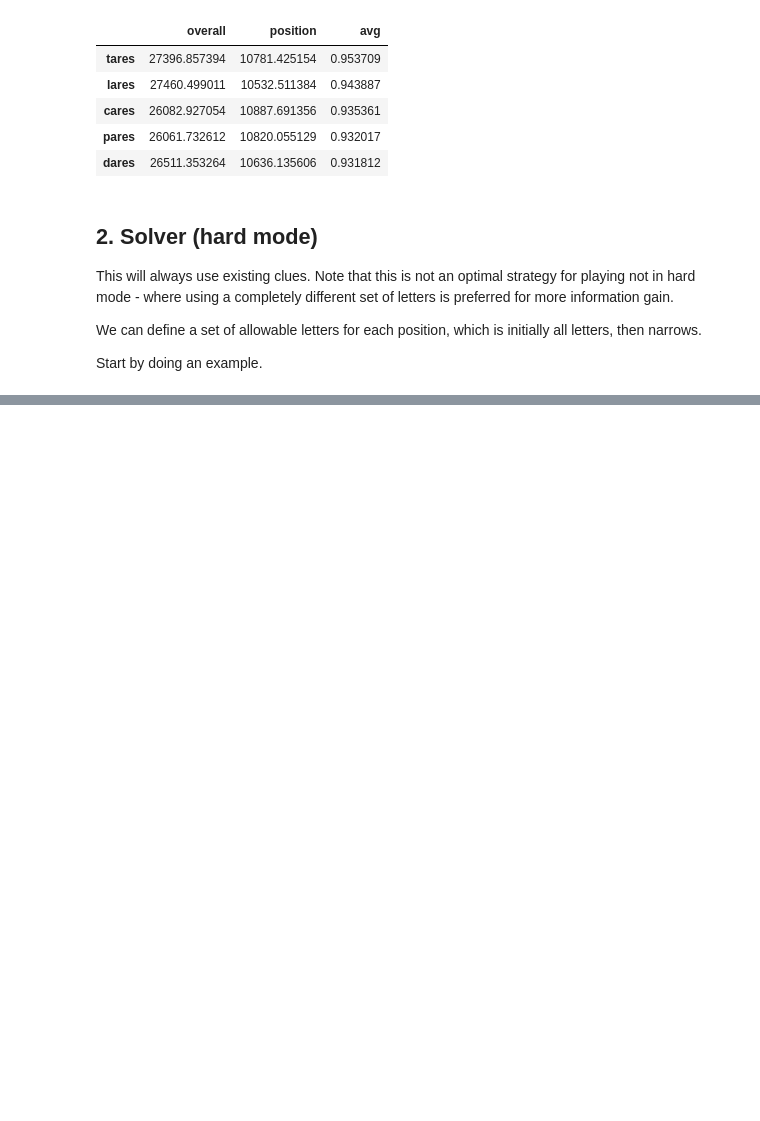
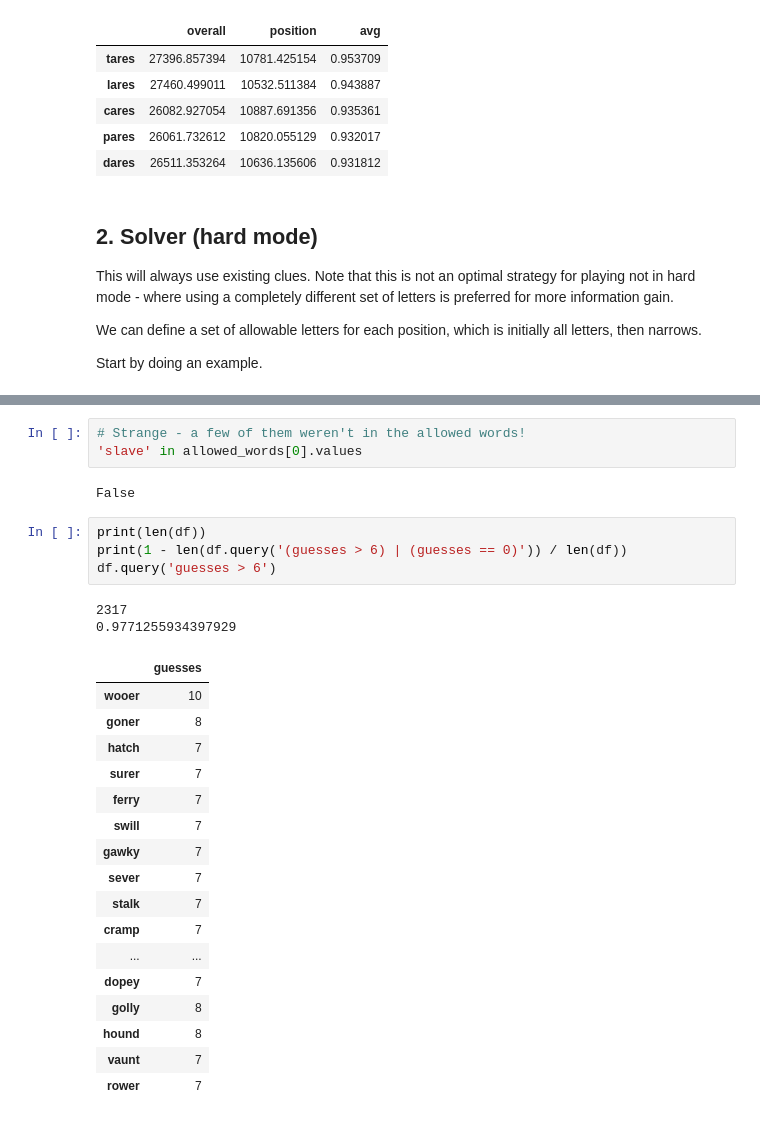
Before and after one commit to juleskuehn/wordle-solver, a Jupyter notebook: wordle-explore.ipynb, the cells around one changed output, grey strips where cells are left out. Cells and saved outputs as stored; diff of their text form; blank space fills up the shorter version.

```diff
--- a/wordle-explore.ipynb
+++ b/wordle-explore.ipynb
@@ -391,0 +453,29 @@ print(best_of_both.head())
+# %%
+# Strange - a few of them weren't in the allowed words!
+'slave' in allowed_words[0].values
+# %% [output]
+False
+# %%
+print(len(df))
+print(1 - len(df.query('(guesses > 6) | (guesses == 0)')) / len(df))
+df.query('guesses > 6')
+# %% [output]
+2317
+0.9771255934397929
+|  | guesses |
+| wooer | 10 |
+| goner | 8 |
+| hatch | 7 |
+| surer | 7 |
+| ferry | 7 |
+| swill | 7 |
+| gawky | 7 |
+| sever | 7 |
+| stalk | 7 |
+| cramp | 7 |
+| ... | ... |
+| dopey | 7 |
+| golly | 8 |
+| hound | 8 |
+| vaunt | 7 |
+| rower | 7 |
```
Also changed, not shown: parts of 14 cells of this notebook, 2 other files.
